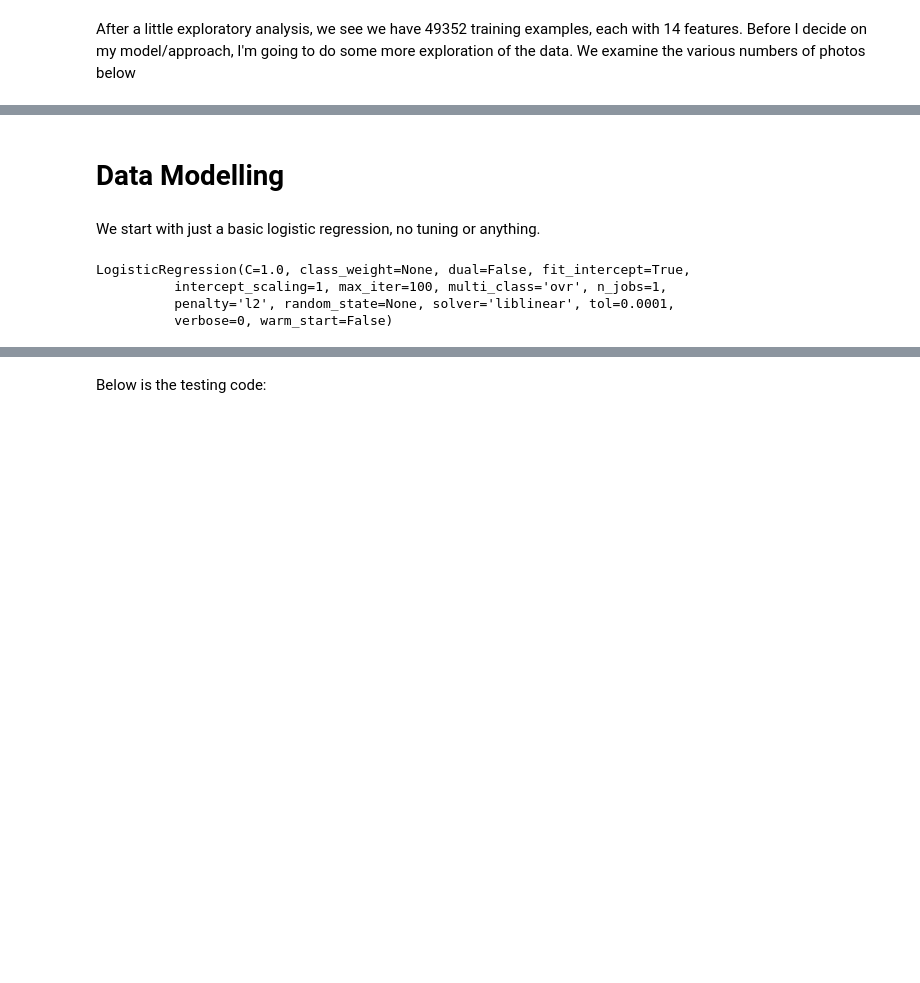
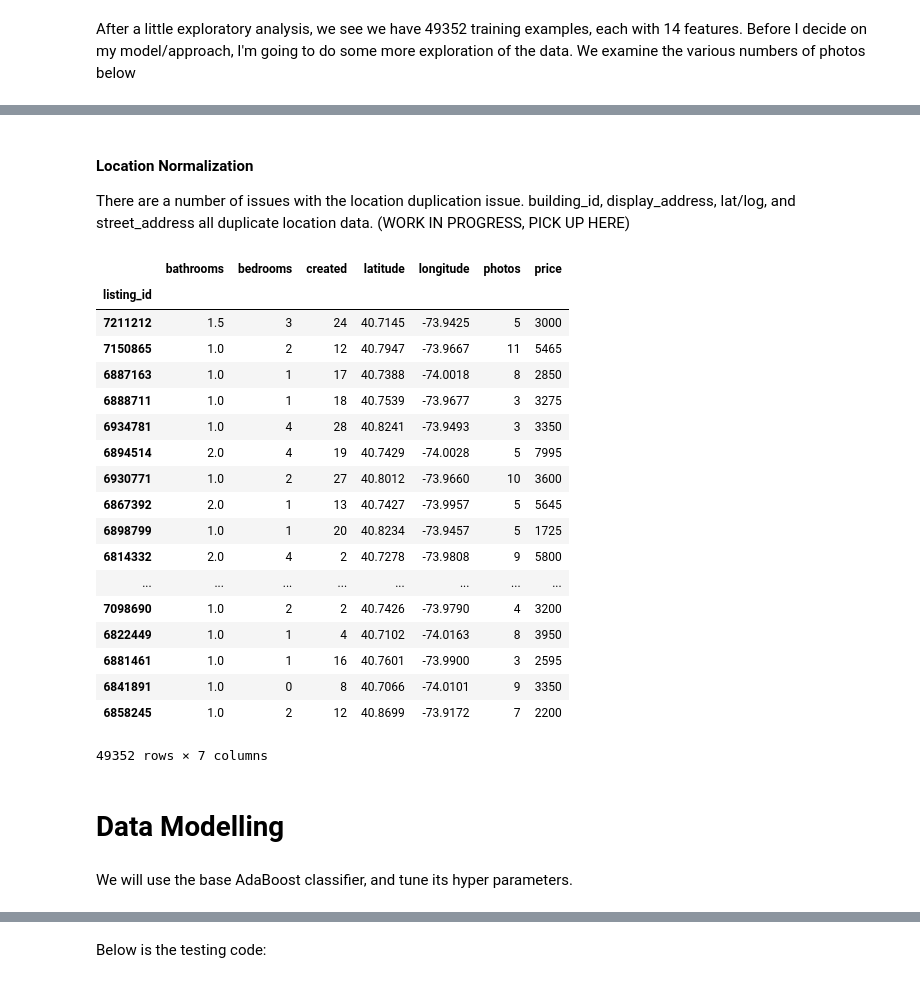
Before and after one commit to PatrickSpieker/TwoSigRentHop, a Jupyter notebook: jup/rent_hop.ipynb, the cells around one changed output, grey strips where cells are left out. Cells and saved outputs as stored; diff of their text form; code cells hidden in the pictures; blank space fills up the shorter version.

Commit message:
Added feature normalization and adaboost stuff

```diff
--- a/jup/rent_hop.ipynb
+++ b/jup/rent_hop.ipynb
@@ -66,14 +65,16 @@ We drop out a few features (random ids, photos, the random feature desciptions)
 # %%
-import numpy as np # linear algebra
-import pandas as pd # data processing, CSV file I/O (e.g. pd.read_csv)
+%matplotlib inline
+import numpy as np
+import pandas as pd
+import matplotlib
+import matplotlib.pyplot as plt
 
-from subprocess import check_output
-
+UNWANTED_FEATURES = ['building_id', 'features', 'manager_id',
+                     'street_address', 'description', 'display_address',
+                     ]
 X_train = pd.read_json("../input/train.json").set_index('listing_id')
 Y_train = X_train['interest_level']
-for attr in ['building_id', 'photos', 'features', 'manager_id', 'interest_level',
-             'street_address', 'description', 'display_address', 'created']:
-    X_train = X_train.drop(attr, axis=1)
+X_train = X_train.drop('interest_level', axis=1)
 # %% [markdown]
 After a little exploratory analysis, we see we have 49352 training examples, each with 14 features. Before I decide on my model/approach, I'm going to do some more exploration of the data. We examine the various numbers of photos below
 # %%
@@ -84,0 +101,2 @@ print(s)
+# %%
+X_train['photos'] = X_train['photos'].apply(len)
@@ -85,14 +106,47 @@ print(s)
+# %%
+from datetime import datetime
+MIN_DATE = datetime.strptime(X_train['created'].min(), '%Y-%m-%d %H:%M:%S')
+
+def norm_date_absolute(curr):
+    curr_date = datetime.strptime(curr, '%Y-%m-%d %H:%M:%S')
+    res = curr_date - MIN_DATE
+    return res.days
+
+def norm_date_day(curr):
+    return datetime.strptime(curr, '%Y-%m-%d %H:%M:%S').day
+
+X_train['created'] = X_train['created'].apply(norm_date_day)
+# %% [markdown]
+#### Location Normalization
+
+There are a number of issues with the location duplication issue. building_id, display_address, lat/log, and street_address all duplicate location data. (WORK IN PROGRESS, PICK UP HERE)
+# %%
+X_train.groupby('building_id').agg('count').sort_values('bedrooms', ascending=False)
+
+
+X_train = X_train.drop(UNWANTED_FEATURES, axis=1)
+X_train
+# %% [output]
+|  | bathrooms | bedrooms | created | latitude | longitude | photos | price |
+| listing_id |  |  |  |  |  |  |  |
+| 7211212 | 1.5 | 3 | 24 | 40.7145 | -73.9425 | 5 | 3000 |
+| 7150865 | 1.0 | 2 | 12 | 40.7947 | -73.9667 | 11 | 5465 |
+| 6887163 | 1.0 | 1 | 17 | 40.7388 | -74.0018 | 8 | 2850 |
+| 6888711 | 1.0 | 1 | 18 | 40.7539 | -73.9677 | 3 | 3275 |
+| 6934781 | 1.0 | 4 | 28 | 40.8241 | -73.9493 | 3 | 3350 |
+| 6894514 | 2.0 | 4 | 19 | 40.7429 | -74.0028 | 5 | 7995 |
+| 6930771 | 1.0 | 2 | 27 | 40.8012 | -73.9660 | 10 | 3600 |
+| 6867392 | 2.0 | 1 | 13 | 40.7427 | -73.9957 | 5 | 5645 |
+| 6898799 | 1.0 | 1 | 20 | 40.8234 | -73.9457 | 5 | 1725 |
+| 6814332 | 2.0 | 4 | 2 | 40.7278 | -73.9808 | 9 | 5800 |
+| ... | ... | ... | ... | ... | ... | ... | ... |
+| 7098690 | 1.0 | 2 | 2 | 40.7426 | -73.9790 | 4 | 3200 |
+| 6822449 | 1.0 | 1 | 4 | 40.7102 | -74.0163 | 8 | 3950 |
+| 6881461 | 1.0 | 1 | 16 | 40.7601 | -73.9900 | 3 | 2595 |
+| 6841891 | 1.0 | 0 | 8 | 40.7066 | -74.0101 | 9 | 3350 |
+| 6858245 | 1.0 | 2 | 12 | 40.8699 | -73.9172 | 7 | 2200 |
+49352 rows × 7 columns
 # %% [markdown]
 # Data Modelling
-# %% [markdown]
-We start with just a basic logistic regression, no tuning or anything.
-# %%
-from sklearn.linear_model import LogisticRegression
-
-lg = LogisticRegression()
-lg.fit(X_train, Y_train)
-# %% [output]
-LogisticRegression(C=1.0, class_weight=None, dual=False, fit_intercept=True,
-          intercept_scaling=1, max_iter=100, multi_class='ovr', n_jobs=1,
-          penalty='l2', random_state=None, solver='liblinear', tol=0.0001,
-          verbose=0, warm_start=False)
+# %% [markdown]
+We will use the base AdaBoost classifier, and tune its hyper parameters.
```
Also changed, not shown: parts of 8 cells of this notebook, 8 other files.
